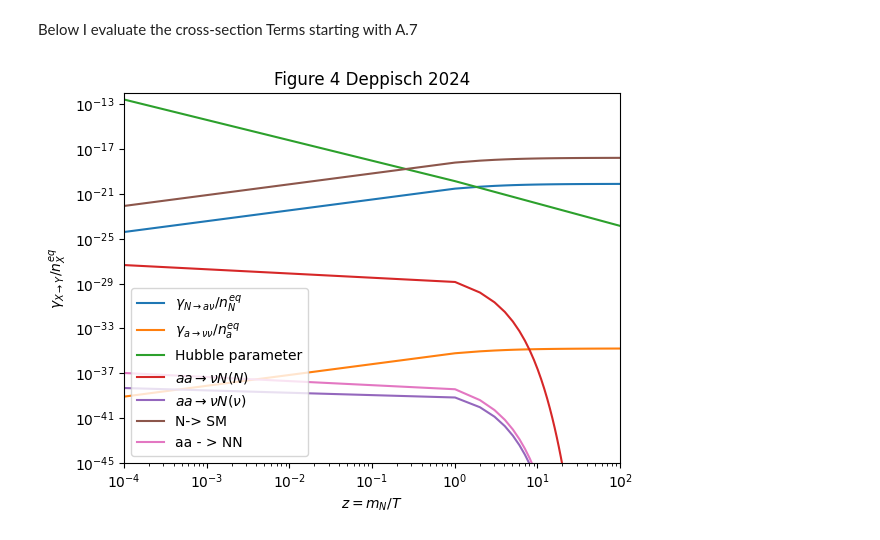
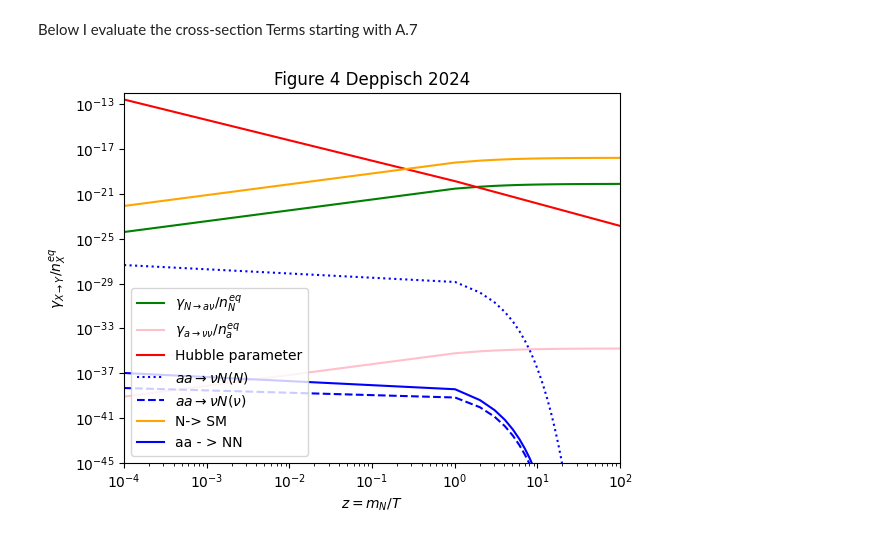
Before and after one commit to janwawrzynek/Thesis, a Jupyter notebook: jupiter/Figure4_Jan.IPYNB, the cells around one changed output. Drawn from its saved outputs; the diff is of its cells as text; code cells hidden in the pictures.

```diff
--- a/jupiter/Figure4_Jan.IPYNB
+++ b/jupiter/Figure4_Jan.IPYNB
@@ -39,3 +42,4 @@ def n_X_eq_bosons(g, mass, z): #g is the degrees of freedom
 # %%
 def n_X_eq_fermions(g, mass, z): #g is the degrees of freedom
     n_eq = 0.75 * zeta(3) * g *( (mass/ z)**3 ) * (1/np.pi **2)
+    return n_eq
@@ -42,3 +48,11 @@ def n_X_eq_fermions(g, mass, z): #g is the degrees of freedom
+# %%
+pi = np.pi
+exp = np.exp
+def n_X_non_relativistic(g,mass,z):
+   return g* ((mass**2)/(2*pi * z))**1.5 * exp(-z)
+
+# This is written in terms of the HNL variable z, in the calculation for loop I redefine the number density calculator for ALPs to be in-
+# terms of a variable x = $\frac{z *m_a}{m_N} $ Which will allow me to plot the number densities of both species in terms of the z value
 # %%
 z_init = 1e-4
 z_final = 1e2
@@ -600,7 +607,27 @@ for z in mass_temp_ratio:
     H_list.append(H_value)
     gamma_aa_vN_value = gamma_aa_vN(z, m_N, m_a, mixing_parameter_squared, f_a)
     gamma_aa_vN_list.append(gamma_aa_vN_value)
-    n_a_eq_value = n_X_eq_bosons(1, m_N, z)
+    # Finding equilibrium species densities for the relativistic and non-relativistic regimes.
+    # For now consider z<1 (HNL case to be  to be non-relativistic)
+    # and z >1 to be relativistic
+
+    if z <= 1 :
+        n_N_eq_value =  n_X_eq_fermions(2, m_N, z) #relativistic regime (high temperature)
+    elif z > 1:
+        n_N_eq_value =  n_X_non_relativistic(2,m_N,z) #Non-Relativistic regime
+    # I redefine the number density calculator for ALPs to be in-
+    # terms of a variable x = $\frac{z *m_a}{m_N} $ Which will allow me to plot the number densities of both species in terms of the z value
+    x = (m_a * z)/m_N
+    if x <= 1 :
+        # Relativisitic regime for ALPs. # Here we are using x = m_a / T, instead of the previous HNL mass
+        n_a_eq_value = n_X_eq_bosons(1, m_a, x)
+    elif x > 1 :
+        n_a_eq_value = n_X_non_relativistic(1,m_a, x)
+
+
+
+
+
     n_a_eq_list.append(n_a_eq_value)
     aa_vN_ratio_value = gamma_aa_vN_value/ n_a_eq_value
     aa_vN_ratio_list.append(aa_vN_ratio_value)
@@ -614,19 +641,19 @@ for z in mass_temp_ratio:
     #print(aa_NN_ratio_value)
     aa_NN_ratio_list.append(aa_NN_ratio_value)
 # %%
-plt.loglog(mass_temp_ratio, gamma_N_av_n_N_eq_ratio_list, label = r'$\gamma_{N \rightarrow a \nu }/ n_{N}^{eq}$')
-plt.loglog(mass_temp_ratio, gamma_a_vv_n_N_eq_ratio_list,label = r'$\gamma_{a \rightarrow \nu \nu }/ n_{a}^{eq}$' )
-plt.loglog(mass_temp_ratio, H_list, label = 'Hubble parameter' )
-plt.loglog(mass_temp_ratio, aa_vN_ratio_list, label = r'$ aa \rightarrow \nu N (N)$')
-plt.loglog(mass_temp_ratio, aa_vN_v_med_ratio_list, label = r'$ aa \rightarrow \nu N (\nu )$')
-plt.loglog(mass_temp_ratio, gamma_N_SM_n_N_eq_ratio_list, label = 'N-> SM')
-plt.loglog(mass_temp_ratio, aa_NN_ratio_list, label = 'aa - > NN' )
+plt.loglog(mass_temp_ratio, gamma_N_av_n_N_eq_ratio_list, label = r'$\gamma_{N \rightarrow a \nu }/ n_{N}^{eq}$', color = 'green')
+plt.loglog(mass_temp_ratio, gamma_a_vv_n_N_eq_ratio_list,label = r'$\gamma_{a \rightarrow \nu \nu }/ n_{a}^{eq}$', color = 'pink' )
+plt.loglog(mass_temp_ratio, H_list, label = 'Hubble parameter',  color = 'red' )
+plt.loglog(mass_temp_ratio, aa_vN_ratio_list, label = r'$ aa \rightarrow \nu N (N)$' , color = 'blue', linestyle = 'dotted')
+plt.loglog(mass_temp_ratio, aa_vN_v_med_ratio_list, label = r'$ aa \rightarrow \nu N (\nu )$' , color = 'blue', linestyle = 'dashed' )
+plt.loglog(mass_temp_ratio, gamma_N_SM_n_N_eq_ratio_list, label = 'N-> SM', color = 'orange')
+plt.loglog(mass_temp_ratio, aa_NN_ratio_list, label = 'aa - > NN', color = 'blue' )
 plt.xlim(1e-4, 1e2)
 plt.ylim(1e-45, 1e-12)
 plt.title('Figure 4 Deppisch 2024')
 plt.xlabel(r"$z = m_N /T$")
 plt.ylabel(r'$\gamma_{X \rightarrow Y }/ n_{X}^{eq}$')
 plt.legend()
 plt.show()
 # %% [output]
-[figure, old version]
+[figure, new version]
```
Also changed, not shown: parts of 7 cells of this notebook.
